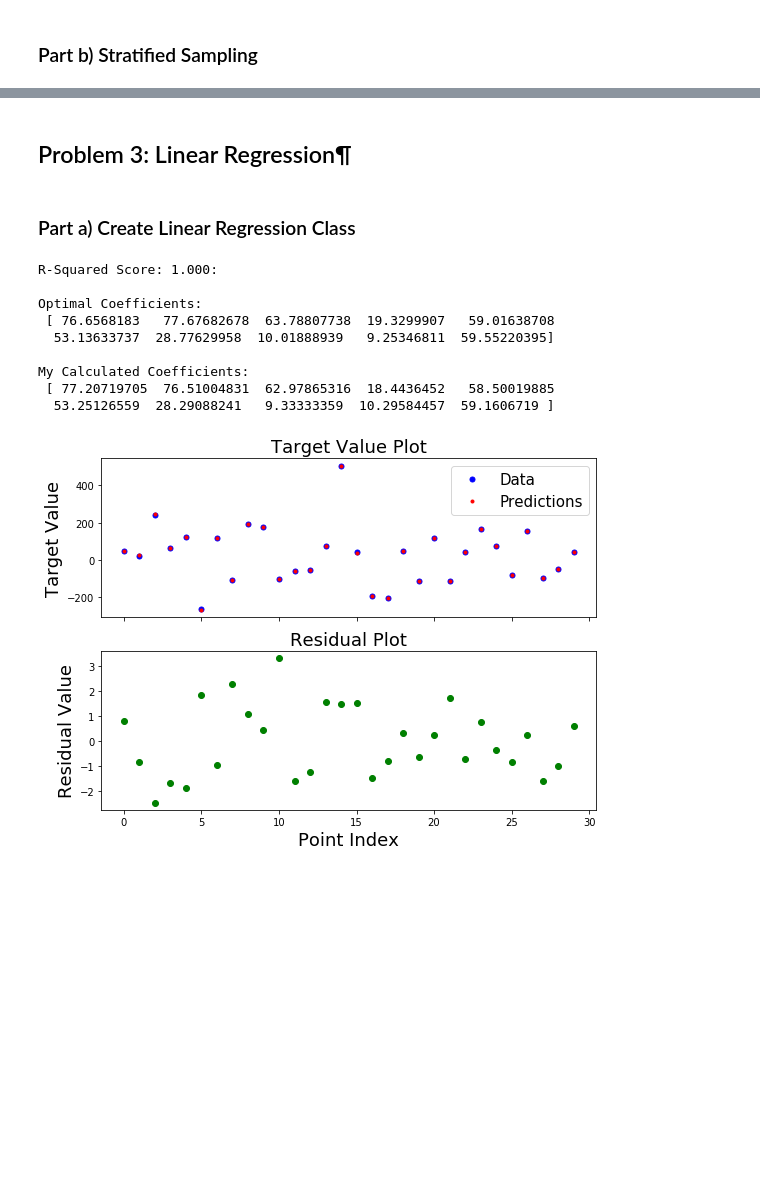
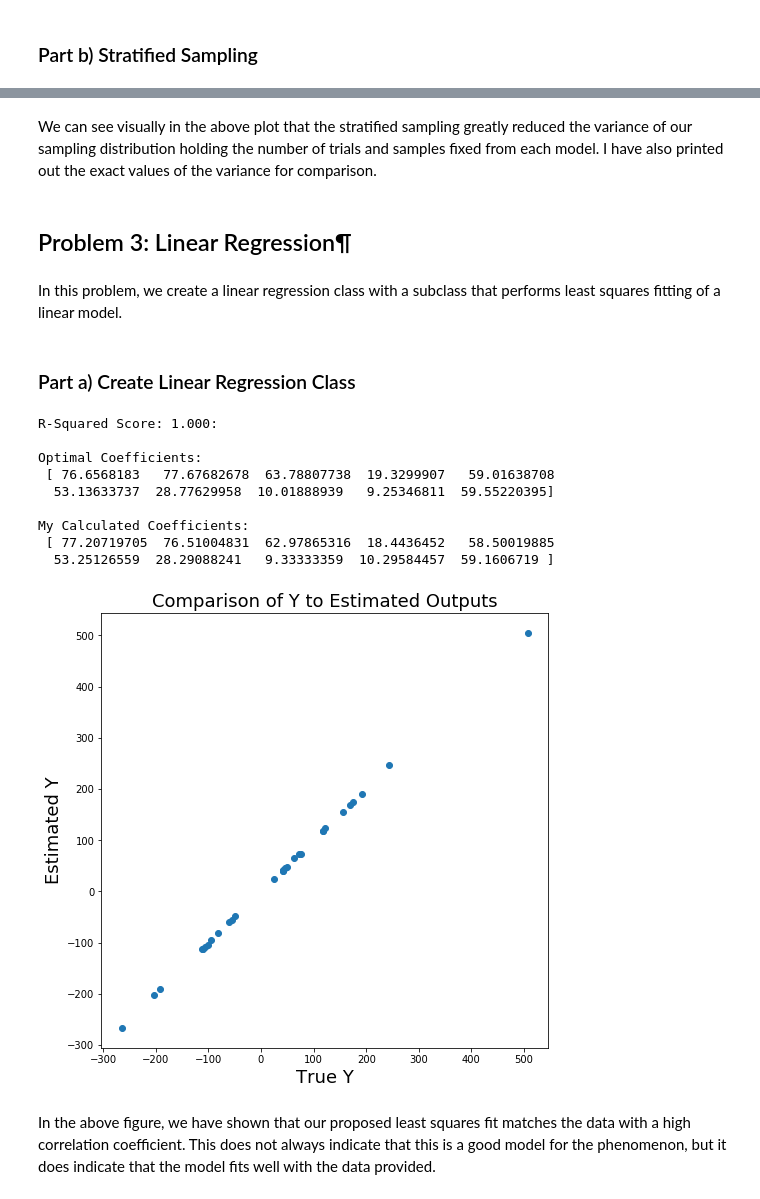
Before and after one commit to rshally/AM207, a Jupyter notebook: Spencer/Pset 2/Hallyburton_Pset_2.ipynb, the cells around one changed output, grey strips where cells are left out. Saved outputs shown, nothing was run; the diff lists cells and outputs as text; code cells hidden in the pictures; blank space fills up the shorter version.

```diff
--- a/Spencer/Pset 2/Hallyburton_Pset_2.ipynb
+++ b/Spencer/Pset 2/Hallyburton_Pset_2.ipynb
@@ -21,7 +21,7 @@ plt.rc('axes', labelsize=font_val)    # fontsize of the x and y labels
 plt.rc('legend', fontsize=(font_val-3))    # legend fontsize
 plt.rc('font', family='Sans Serif')
 # %%
-Nsamp = 200
+Nsamp = 1000
 Ntrials = 1000
 # %% [markdown]
 ## Problem 1: Monte Carlo Integration
@@ -157,7 +167,6 @@ def Perform_Rejection_Uniform(Nsamp, x, x_out):
 # %%
 # Evaluate the rejection sampling
 samples2, count2, accepted2 = Perform_Rejection_Uniform(Nsamp, x, x_out)
-print("Count:",count2, "Accepted:", accepted2)
 
 # Plot the histogram:
 plt.hist(samples2, bins=40, normed=True, label=u'Samples')
@@ -171,8 +180,12 @@ plt.show()
 
 # Evaluation the Rejection Sampling many times
 h_out_2 = np.zeros(Ntrials)
+count2_all = 0
+accept2_all = 0
 for m in range(Ntrials):
-    samples2_all, _, _ = Perform_Rejection_Uniform(Nsamp, x, x_out)
+    samples2_all, count, accept = Perform_Rejection_Uniform(Nsamp, x, x_out)
+    count2_all += count
+    accept2_all += accept
     h_out_2[m] = np.mean(h(samples2_all))
 
 # Plot the histogram of mean values:
@@ -182,5 +195,7 @@ plt.ylabel('Normalized Occurrences')
 plt.xlabel('Mean Values')
 plt.show()
 
+print("Count:",count2_all, "Accepted:", accept2_all)
+print('Percent Accept: %.3f' % (accept2_all/count2_all))
 print('Expectation: E[h(X)] = %.5f' % np.mean(h_out_2))
 # %% [output]
@@ -259,11 +277,9 @@ def Perform_Rejection_Steroids(Nsamp, x, x_out, Mg, lower, upper, mu, sigma):
 ##################################################################
 # %%
 # Evaluate the rejection sampling on steroids
-# Nsamp = 1000
-# Ntrials = 300
 samples3, count3, accepted3 = Perform_Rejection_Steroids(Nsamp, x, x_out, Mg, xmin, xmax, mu_1, sigma_1)
 
-print("Count:",count3, "Accepted:", accepted3)
+#print('Percent Accept: %.3f' % accepted_all/count_all)
 
 # Plot the histogram:
 plt.hist(samples3, bins=40, normed=True, label=u'Samples')
@@ -277,8 +293,12 @@ plt.show()
 
 # Evaluation the Rejection Sampling many times
 h_out_3 = np.zeros(Ntrials)
+count3_all = 0
+accept3_all = 0
 for m in range(Ntrials):
-    samples3_all, _, _ = Perform_Rejection_Steroids(Nsamp, x, x_out, Mg, xmin, xmax, mu_1, sigma_1)
+    samples3_all, count, accept = Perform_Rejection_Steroids(Nsamp, x, x_out, Mg, xmin, xmax, mu_1, sigma_1)
+    count3_all += count
+    accept3_all += accept
     h_out_3[m] = np.mean(h(samples3_all))
 
 # Plot the histogram of mean values:
@@ -289,5 +309,7 @@ plt.xlabel('Mean Values')
 plt.show()
 
 # Compute expectation:
+print("Count:",count3_all, "Accepted:", accept3_all)
+print('Percent Accept: %.3f' % (accept3_all/count3_all))
 print('Expectation: E[h(X)] = %.5f' % np.mean(h_out_3))
 # %% [output]
@@ -492,5 +524,9 @@ Variance Using Stratified: 1.0159e-07
+# %% [markdown]
+We can see visually in the above plot that the stratified sampling greatly reduced the variance of our sampling distribution holding the number of trials and samples fixed from each model. I have also printed out the exact values of the variance for comparison.
 # %% [markdown]
 ## Problem 3: Linear Regression¶
+# %% [markdown]
+In this problem, we create a linear regression class with a subclass that performs least squares fitting of a linear model.
 # %% [markdown]
 ### Part a) Create Linear Regression Class
 # %%
@@ -552,41 +588,37 @@ class OLS(Regression):
 # %%
 from sklearn.datasets import make_regression
 np.random.seed(99)
 X, y, coef = make_regression(30,10, 10, bias=1, noise=2, coef=True)
 
 # Run least squares regression
 lr = OLS()
 lr.fit(X,y)
 B1 = lr.get_params('coef')
 yhat = lr.predict(X)
 R2 = lr.score(X,y)
 print('R-Squared Score: %.3f:' % R2)
 
 # Compare coefficients
 print('\nOptimal Coefficients:\n', coef)
 print('\nMy Calculated Coefficients:\n', B1)
 
-# Display the plot of the residuals
-fig, ax = plt.subplots(2,1,figsize=(8,6), sharex=True)
-ax[0].plot(y, 'bo', markersize=5, label='Data')
-ax[0].plot(yhat, 'ro', markersize=3, label='Predictions')
-ax[0].set_title('Target Value Plot')
-ax[0].set_ylabel('Target Value')
-ax[0].legend()
-ax[1].plot(y - yhat, 'go')
-ax[1].set_title('Residual Plot')
-ax[1].set_xlabel('Point Index')
-ax[1].set_ylabel('Residual Value')
-plt.tight_layout()
+
+fig = plt.figure(figsize=(8,8))
+plt.plot(y, yhat,'o')
+plt.title('Comparison of Y to Estimated Outputs')
+plt.xlabel('True Y')
+plt.ylabel('Estimated Y')
 plt.show()
 # %% [output]
 R-Squared Score: 1.000:
 
 Optimal Coefficients:
  [ 76.6568183   77.67682678  63.78807738  19.3299907   59.01638708
   53.13633737  28.77629958  10.01888939   9.25346811  59.55220395]
 
 My Calculated Coefficients:
  [ 77.20719705  76.51004831  62.97865316  18.4436452   58.50019885
   53.25126559  28.29088241   9.33333359  10.29584457  59.1606719 ]
-[figure, old version]
+[figure, new version]
+# %% [markdown]
+In the above figure, we have shown that our proposed least squares fit matches the data with a high correlation coefficient. This does not always indicate that this is a good model for the phenomenon, but it does indicate that the model fits well with the data provided.
```
Also changed, not shown: parts of 18 cells of this notebook.
